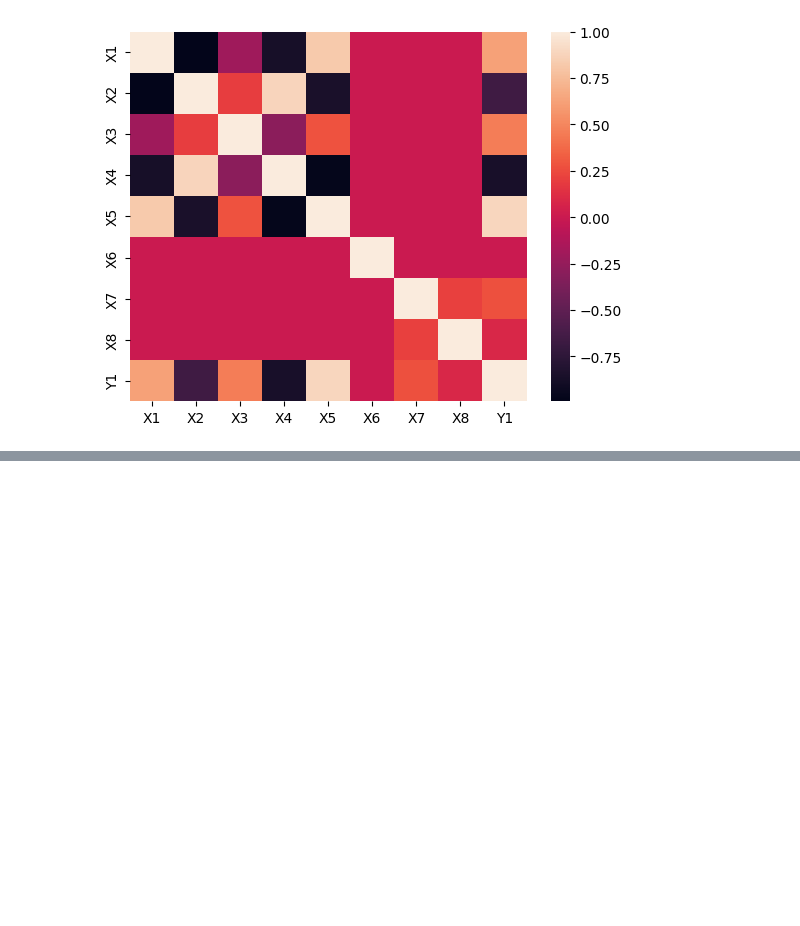
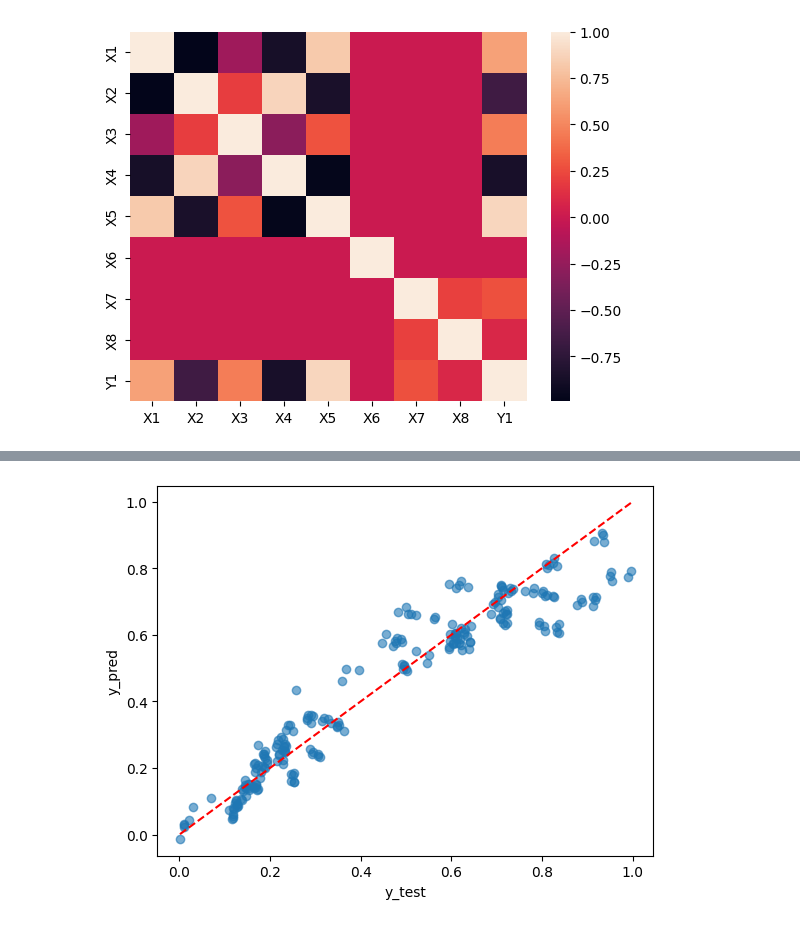
Before and after one commit to maedeh-mrd5/Energy-Efficiency, a Jupyter notebook: feaures.ipynb, the cells around one changed output, grey strips where cells are left out. Cells and saved outputs as stored; diff of their text form; code cells hidden in the pictures; blank space fills up the shorter version.

```diff
--- a/feaures.ipynb
+++ b/feaures.ipynb
@@ -168,0 +169,13 @@ Test -> R2: 0.8896710757879955
+# %%
+#Model output visualization
+
+plt.scatter(Y_test, y_pred, alpha=0.6)
+
+plt.plot([Y_test.min(), Y_test.max()], [Y_test.min(), Y_test.max()], color='red', linestyle='--')
+
+plt.xlabel("y_test")
+plt.ylabel("y_pred")
+
+plt.show()
+# %% [output]
+[figure, added]
```
Also changed, not shown: parts of 5 cells of this notebook.
